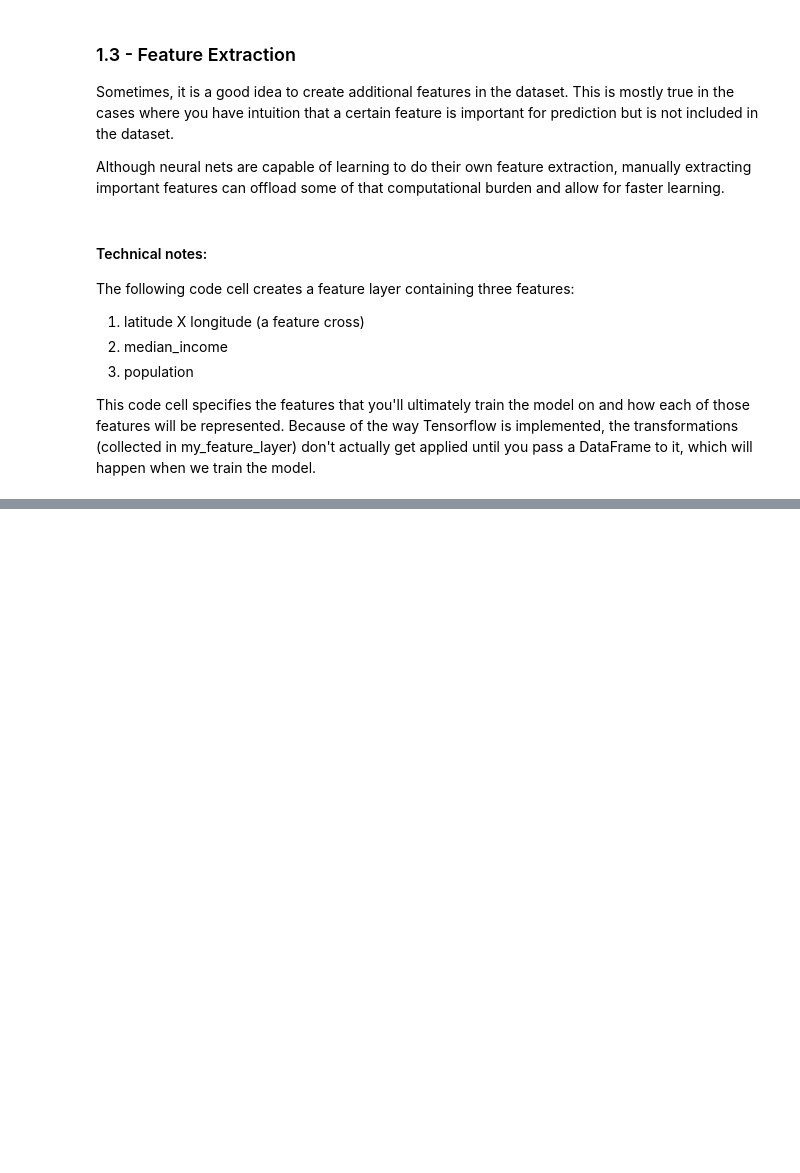
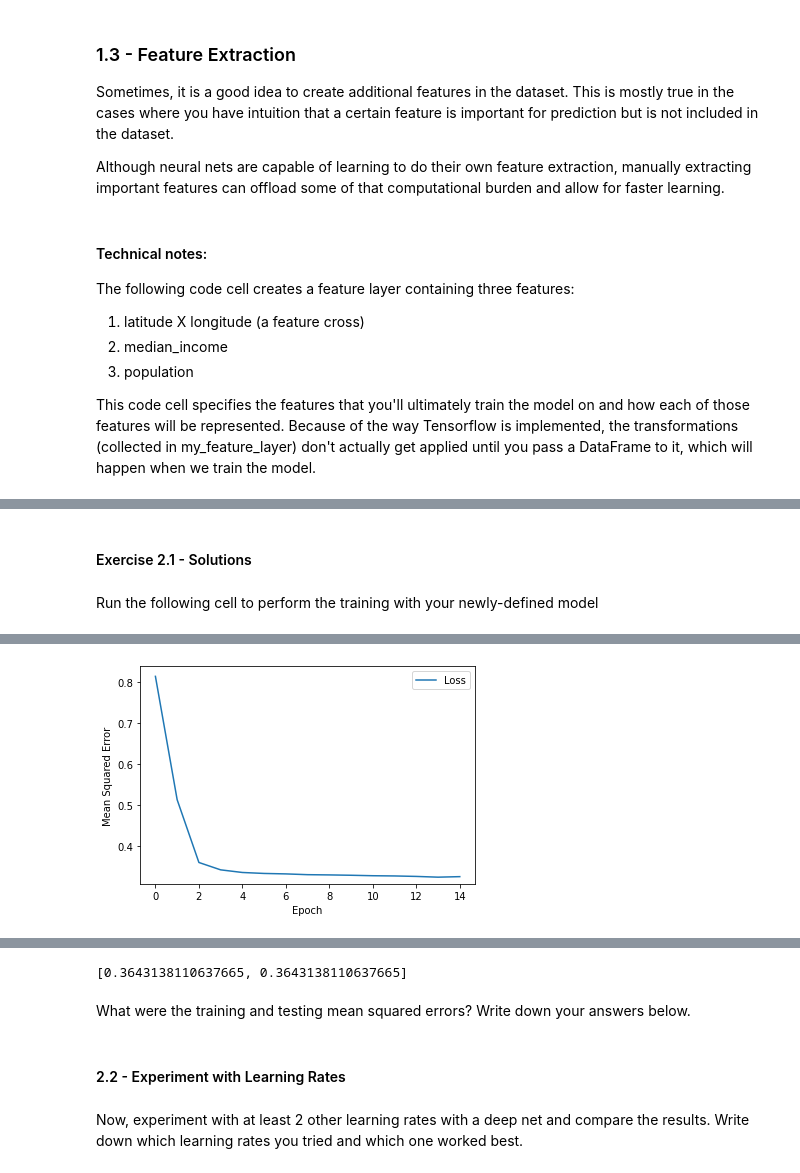
Before and after one commit to ali-chaudhry8/Deep-Representations-and-Learning, a Jupyter notebook: Comp0188_Lab_2.ipynb, the cells around one changed output, grey strips where cells are left out. Cells and saved outputs as stored; diff of their text form; code cells hidden in the pictures; blank space fills up the shorter version.

```diff
--- a/Comp0188_Lab_2.ipynb
+++ b/Comp0188_Lab_2.ipynb
@@ -466,0 +352,24 @@ my_model.evaluate(x = test_features, y = test_label, batch_size=batch_size)
+# %%
+def create_my_model(my_learning_rate, my_feature_layer):
+  """Create and compile a deep neural net model."""
+  # Most simple tf.keras models are sequential.
+  model = tf.keras.models.Sequential()
+
+  # Add the layer containing the feature columns to the model.
+  model.add(my_feature_layer)
+
+  ##################
+  # YOUR CODE HERE #
+  ##################
+
+  # Define the output layer.
+  model.add(tf.keras.layers.Dense(units=1,
+                                  name='Output'))
+
+  model.compile(optimizer=tf.keras.optimizers.Adam(lr=my_learning_rate),
+                loss="mean_squared_error",
+                metrics=[tf.keras.metrics.MeanSquaredError()])
+
+  return model
+# %% [markdown]
+#### Exercise 2.1 - Solutions
@@ -466,0 +410,25 @@ my_model.evaluate(x = test_features, y = test_label, batch_size=batch_size)
+# %% [markdown]
+Run the following cell to perform the training with your newly-defined model
+# %%
+# Suppress the numerous warnings
+import warnings
+warnings.filterwarnings("ignore")
+
+# The following variables are the hyperparameters.
+learning_rate = 0.01
+epochs = 15
+batch_size = 1000
+label_name = "median_house_value"
+
+# Establish the model's topography.
+my_model = create_my_model(learning_rate, my_feature_layer)
+
+# Train the model on the normalized training set.
+epochs, mse = train_model(my_model, train_df_norm, epochs, batch_size, label_name)
+plot_the_loss_curve(epochs, mse)
+
+test_features = {name:np.array(value) for name, value in test_df_norm.items()}
+test_label = np.array(test_features.pop(label_name)) # isolate the label
+print("\n Evaluate the DNN model against the test set:")
+my_model.evaluate(x = test_features, y = test_label, batch_size=batch_size)
+# %% [output]
@@ -466,0 +452 @@ my_model.evaluate(x = test_features, y = test_label, batch_size=batch_size)
+[figure, added]
@@ -466,0 +457,3 @@ my_model.evaluate(x = test_features, y = test_label, batch_size=batch_size)
+[0.3643138110637665, 0.3643138110637665]
+# %% [markdown]
+What were the training and testing mean squared errors? Write down your answers below.
@@ -466,0 +462,4 @@ my_model.evaluate(x = test_features, y = test_label, batch_size=batch_size)
+# %% [markdown]
+#### 2.2 - Experiment with Learning Rates
+# %% [markdown]
+Now, experiment with at least 2 other learning rates with a deep net and compare the results. Write down which learning rates you tried and which one worked best.
```
Also changed, not shown: parts of 49 cells of this notebook.
